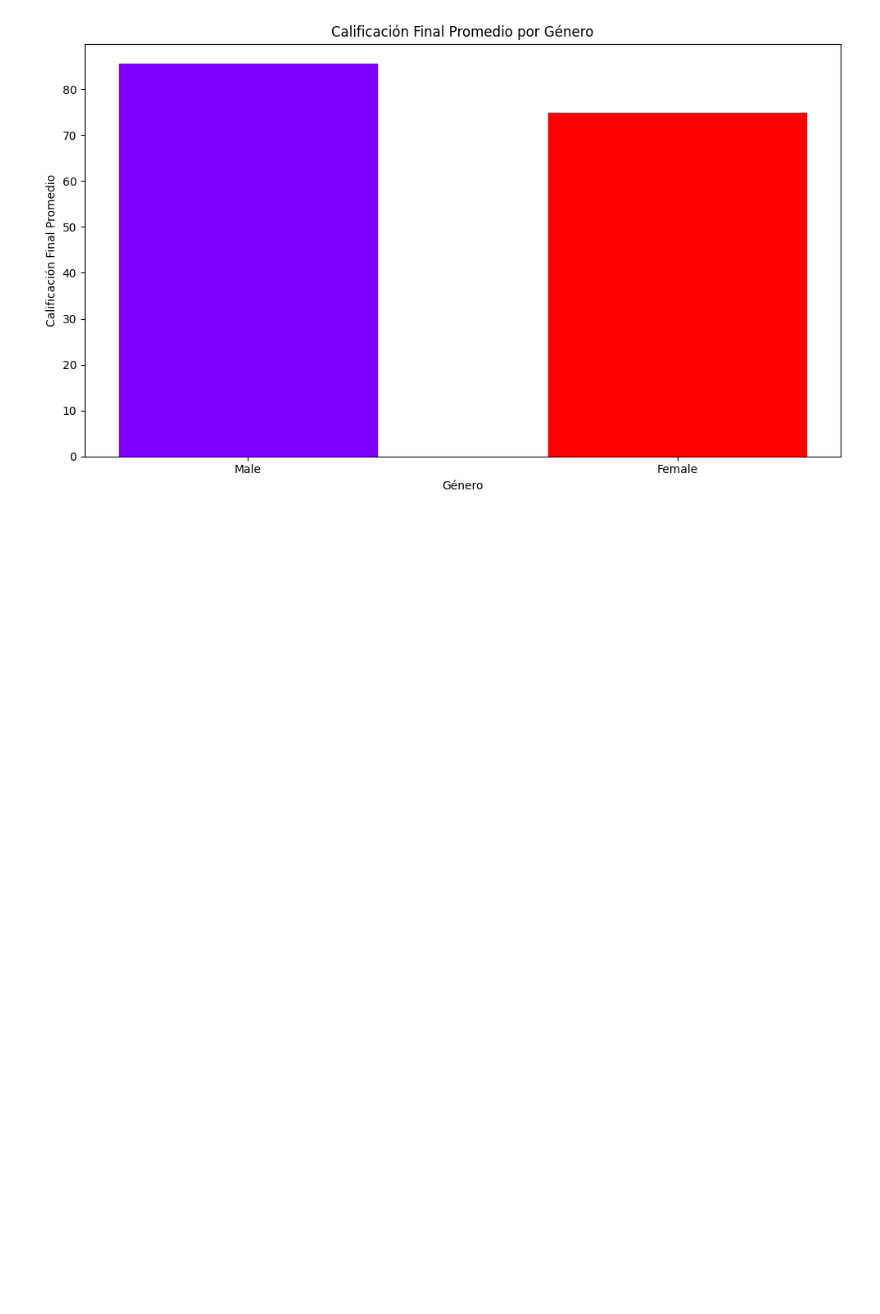
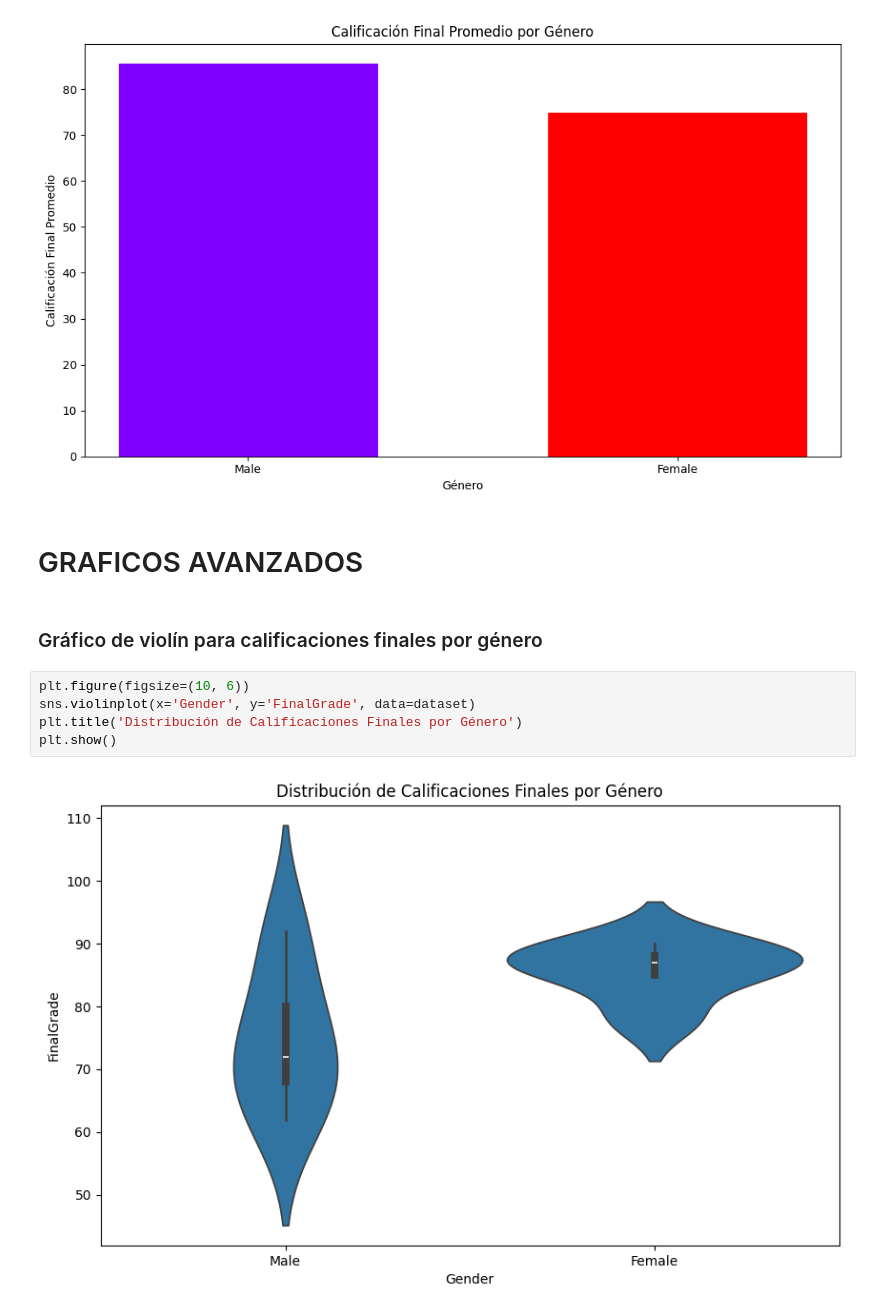
Before and after one commit to lizsolano/Optativa_profesionalizante_I, a Jupyter notebook: Analisis_BD.ipynb, the cells around one changed output. Drawn from its saved outputs; the diff is of its cells as text; blank space fills up the shorter version.

```diff
--- a/Analisis_BD.ipynb
+++ b/Analisis_BD.ipynb
@@ -209,3 +239,14 @@ plt.tight_layout()
 plt.show()
 # %% [output]
 [figure]
+# %% [markdown]
+# GRAFICOS AVANZADOS
+# %% [markdown]
+### Gráfico de violín para calificaciones finales por género
+# %%
+plt.figure(figsize=(10, 6))
+sns.violinplot(x='Gender', y='FinalGrade', data=dataset)
+plt.title('Distribución de Calificaciones Finales por Género')
+plt.show()
+# %% [output]
+[figure, added]
```
Also changed, not shown: parts of 38 cells of this notebook.
